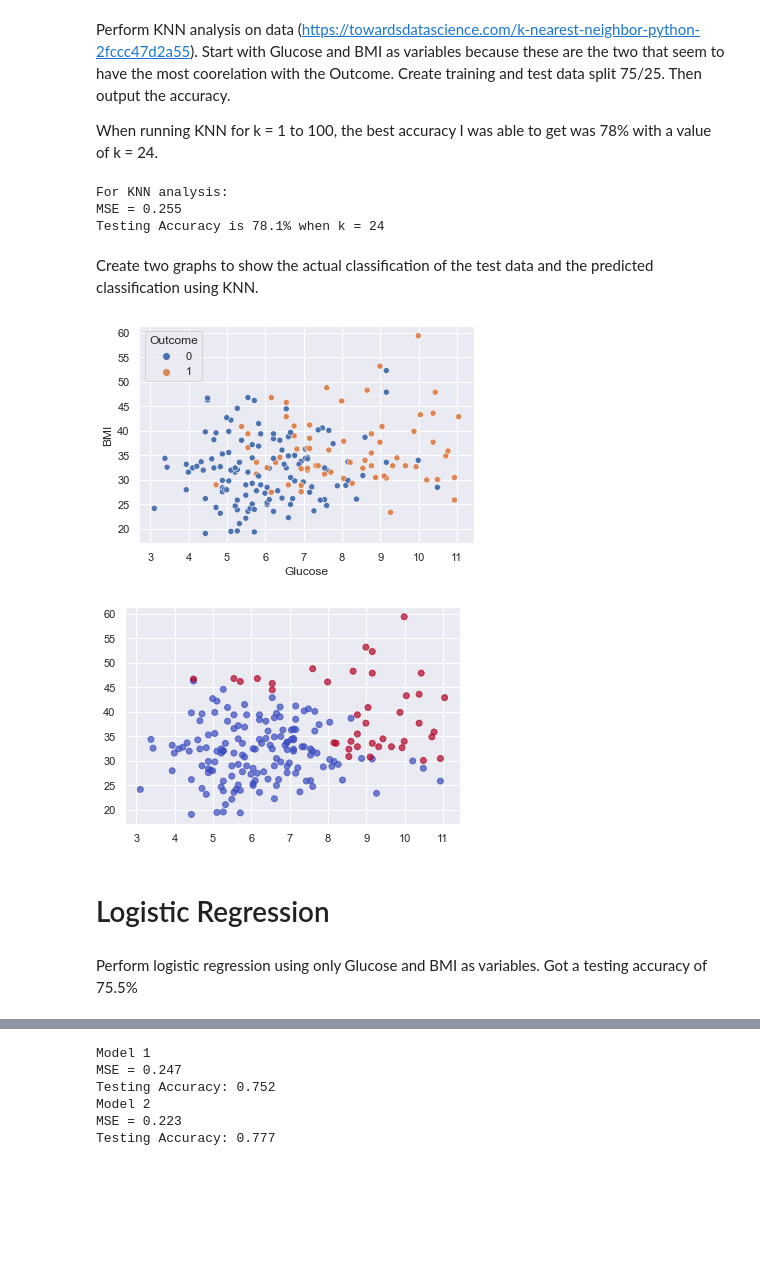
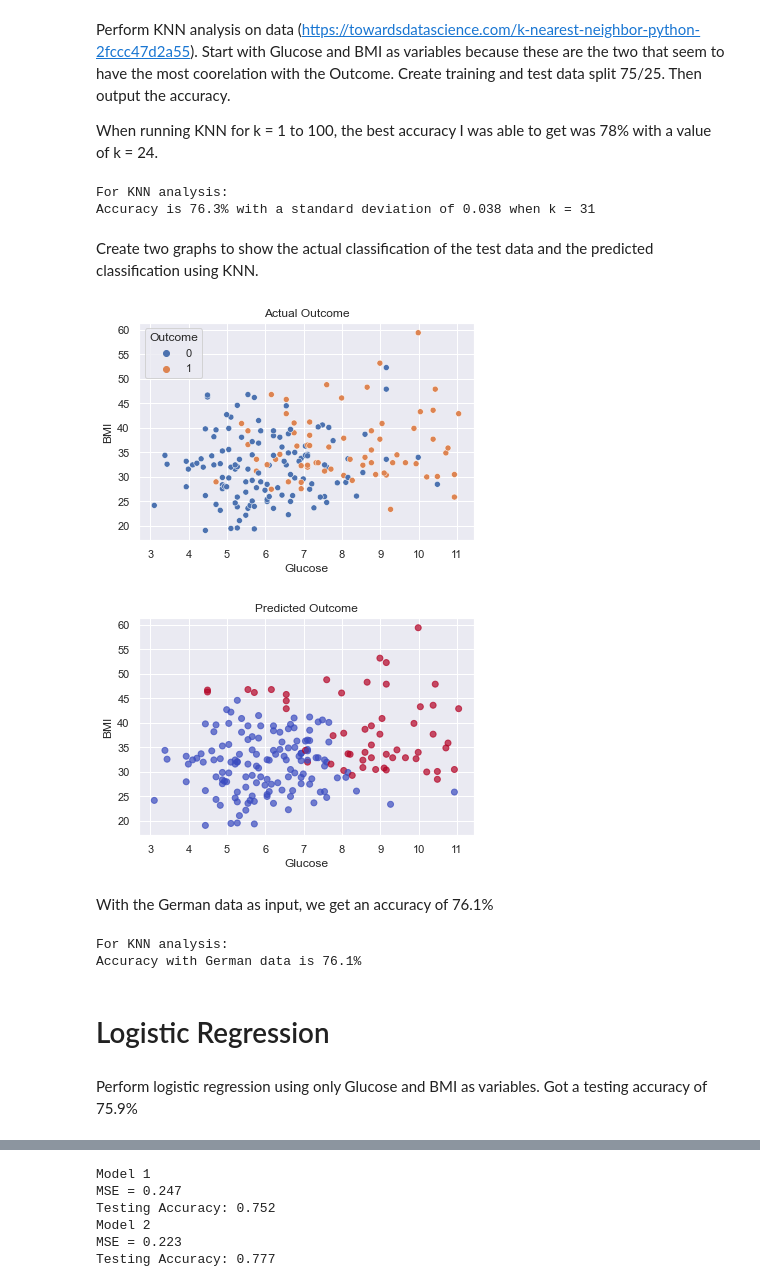
Before and after one commit to EelisK/malis-project, a Jupyter notebook: project.ipynb, the cells around one changed output, grey strips where cells are left out. Cells and saved outputs as stored; diff of their text form; code cells hidden in the pictures; blank space fills up the shorter version.

```diff
--- a/project.ipynb
+++ b/project.ipynb
@@ -145,34 +158,38 @@ X_train, X_test, y_train, y_test = train_test_split(X, y, random_state=1)
 # %%
 accuracies=[]
-
+stds=[]
+X_Glucose_BMI = pima_df[['Glucose', 'BMI']]
 for k in range(100):
     knn = KNeighborsClassifier(n_neighbors=k+1, metric='euclidean')
-    knn.fit(X_train, y_train)
+    (knn_acc, knn_std) = cv_10_fold(knn,X_Glucose_BMI,y)
+    accuracies.append(knn_acc)
+    stds.append(knn_std)
 
-    y_pred_knn = knn.predict(X_test)
-    accuracies.append(accuracy_score(y_test, y_pred_knn))
-
-accuracy_knn = max(accuracies)
-MSE_knn = np.sum((y_test-y_pred_knn)**2)/len(y_test)
 print("For KNN analysis:")
-print("MSE = %.3f" % MSE_knn)
-print("Testing Accuracy is %.1f%% when k = %d" % (accuracy_knn*100, accuracies.index(accuracy_knn)))
+print("Accuracy is %.1f%% with a standard deviation of %.3f when k = %d" % (max(accuracies)*100, stds[accuracies.index(max(accuracies))], accuracies.index(max(accuracies))))
 # %% [output]
 For KNN analysis:
-MSE = 0.255
-Testing Accuracy is 78.1% when k = 24
+Accuracy is 76.3% with a standard deviation of 0.038 when k = 31
 # %% [markdown]
 Create two graphs to show the actual classification of the test data and the predicted classification using KNN.
 # %%
+X_train, X_test, y_train, y_test = train_test_split(X_Glucose_BMI, y, random_state=1)
+plt.title('Actual Outcome')
 sns.scatterplot(
     x='Glucose',
     y='BMI',
     hue='Outcome',
     data=X_test.join(y_test, how='outer')
 );
 # %% [output]
-[figure, old version]
+[figure, new version]
 # %%
+knn = KNeighborsClassifier(n_neighbors=accuracies.index(max(accuracies)), metric='euclidean')
+knn.fit(X_train, y_train)
+y_pred_knn = knn.predict(X_test)
+plt.title('Predicted Outcome')
+plt.xlabel('Glucose')
+plt.ylabel('BMI')
 plt.scatter(
     X_test['Glucose'],
     X_test['BMI'],
@@ -181,6 +198,18 @@ plt.scatter(
     alpha=0.7
 );
 # %% [output]
-[figure, old version]
+[figure, new version]
+# %% [markdown]
+With the German data as input, we get an accuracy of 76.1%
+# %%
+y_pred_knn_german = knn.predict(X_Glucose_BMI_german)
+
+accuracy_knn_german = accuracy_score(y_german, y_pred_knn_german)
+std_knn_german = np.std(y_pred_knn_german-y_german)
+print("For KNN analysis:")
+print("Accuracy with German data is %.1f%%" % (accuracy_knn_german*100))
+# %% [output]
+For KNN analysis:
+Accuracy with German data is 76.1%
 # %% [markdown]
 # Logistic Regression
@@ -190,2 +216,2 @@ from sklearn.metrics import confusion_matrix
 # %% [markdown]
-Perform logistic regression using only Glucose and BMI as variables. Got a testing accuracy of 75.5%
+Perform logistic regression using only Glucose and BMI as variables. Got a testing accuracy of 75.9%
```
Also changed, not shown: parts of 45 cells of this notebook, 5 other files.
